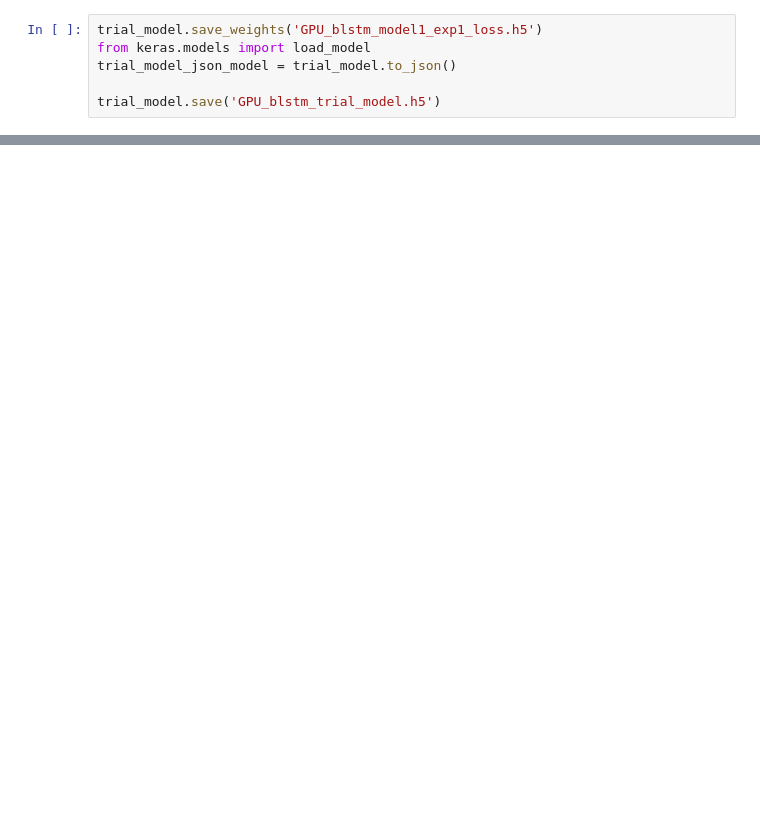
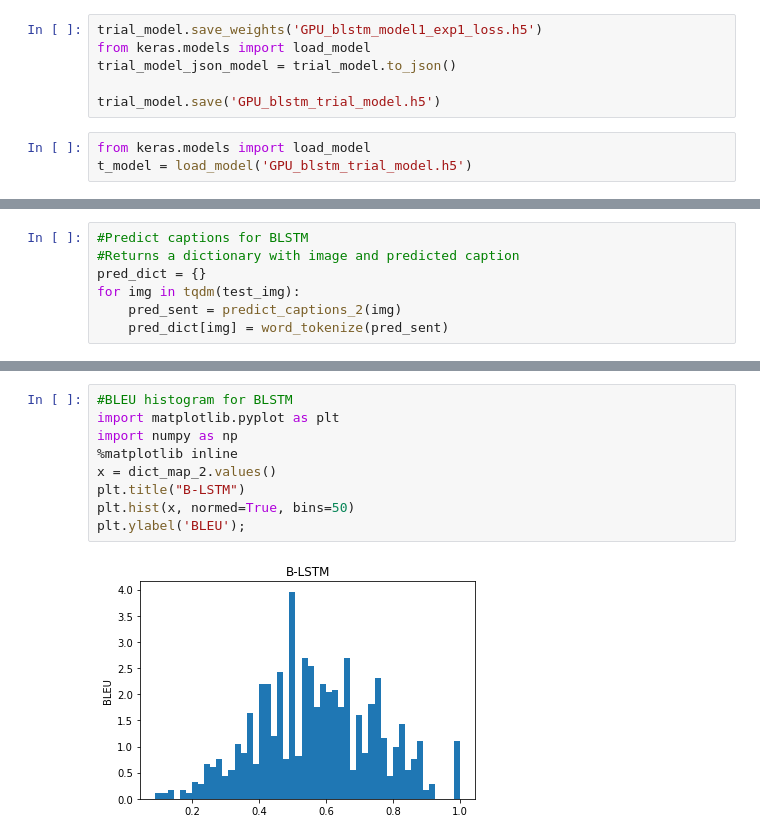
Before and after one commit to shivamnegi92/LSTM-BLSTM-based-Image-Caption-Generator-leveraging-Inception-V3, a Jupyter notebook: Image_Captioning.ipynb, the cells around one changed output, grey strips where cells are left out. Cells and saved outputs as stored; diff of their text form; blank space fills up the shorter version.

```diff
--- a/Image_Captioning.ipynb
+++ b/Image_Captioning.ipynb
@@ -680,4 +716,7 @@ from keras.models import load_model
 trial_model_json_model = trial_model.to_json()
 
 trial_model.save('GPU_blstm_trial_model.h5')
+# %%
+from keras.models import load_model
+t_model = load_model('GPU_blstm_trial_model.h5')
 # %%
@@ -716,0 +757,7 @@ Normal search: A dog is running through a grassy field .
+# %%
+#Predict captions for BLSTM
+#Returns a dictionary with image and predicted caption
+pred_dict = {}
+for img in tqdm(test_img):
+    pred_sent = predict_captions_2(img)
+    pred_dict[img] = word_tokenize(pred_sent)
@@ -716,0 +855,11 @@ Normal search: A dog is running through a grassy field .
+# %%
+#BLEU histogram for BLSTM
+import matplotlib.pyplot as plt
+import numpy as np
+%matplotlib inline
+x = dict_map_2.values()
+plt.title("B-LSTM")
+plt.hist(x, normed=True, bins=50)
+plt.ylabel('BLEU');
+# %% [output]
+[figure, added]
```
Also changed, not shown: parts of 110 cells of this notebook, 11 other files.
